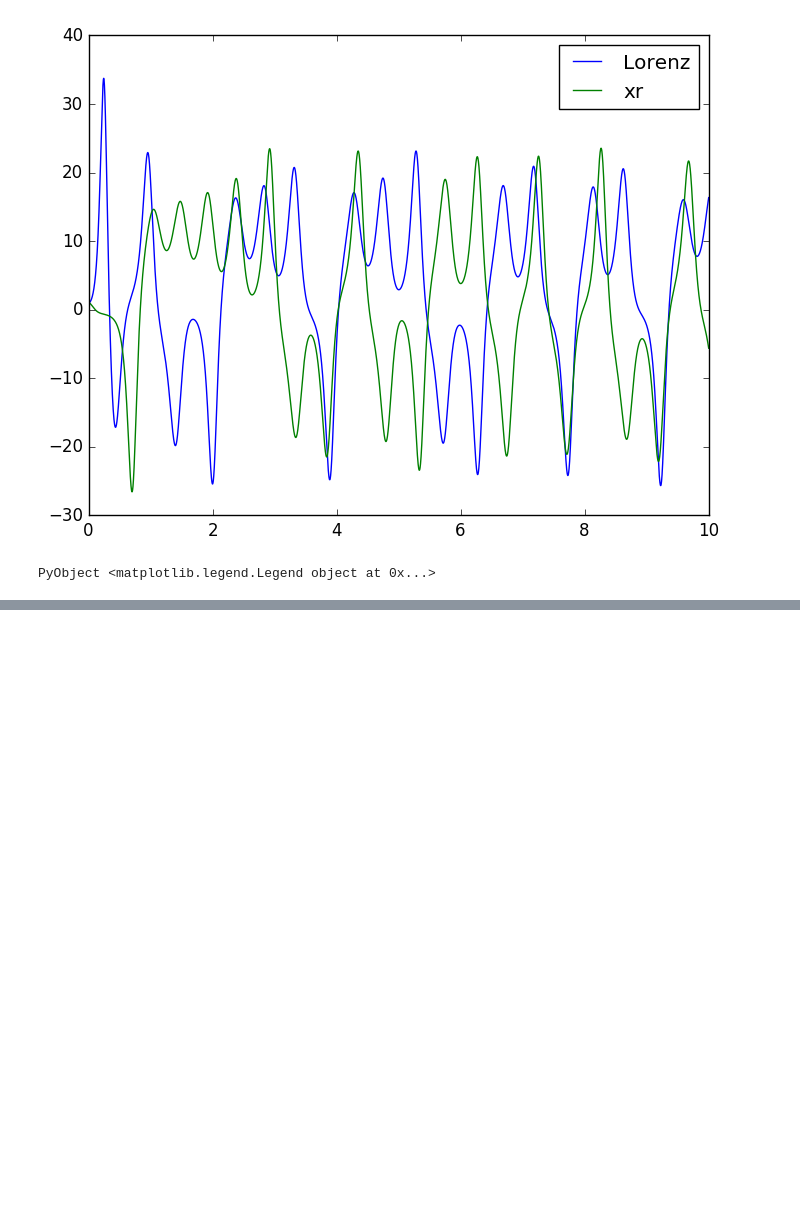
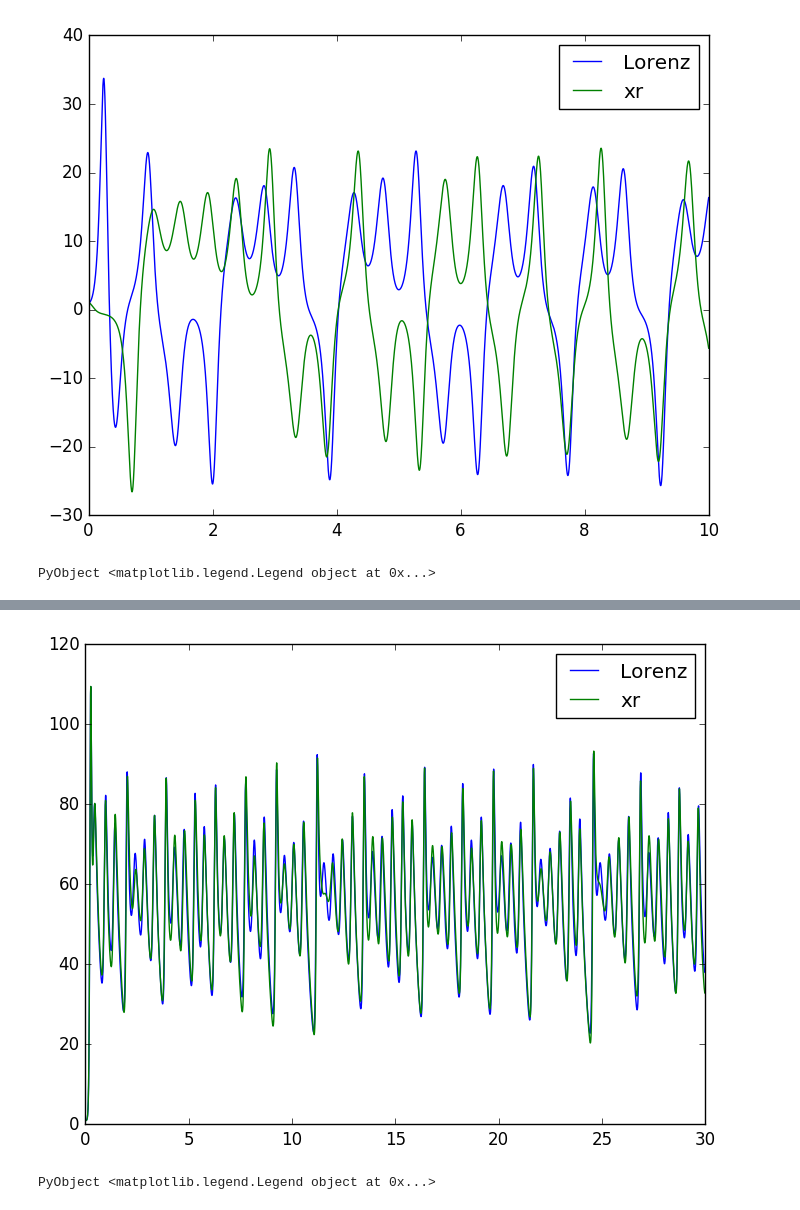
Before and after one commit to ignacio-vc/ChaosCrypto, a Jupyter notebook: wip/taylor_lorenz ejercicio 3.ipynb, the cells around one changed output, grey strips where cells are left out. Saved outputs shown, nothing was run; the diff lists cells and outputs as text; code cells hidden in the pictures; blank space fills up the shorter version.

```diff
--- a/wip/taylor_lorenz ejercicio 3.ipynb
+++ b/wip/taylor_lorenz ejercicio 3.ipynb
@@ -476,0 +516,7 @@ PyObject <matplotlib.legend.Legend object at 0x...>
+# %%
+plot(tsPls, [x[3] for x in xsPls], label="Lorenz")
+plot(tsPls, [x[6] for x in xsPls], label="xr")
+legend()
+# %% [output]
+[figure, added]
+PyObject <matplotlib.legend.Legend object at 0x...>
```
Also changed, not shown: parts of 8 cells of this notebook, 2 other files.
